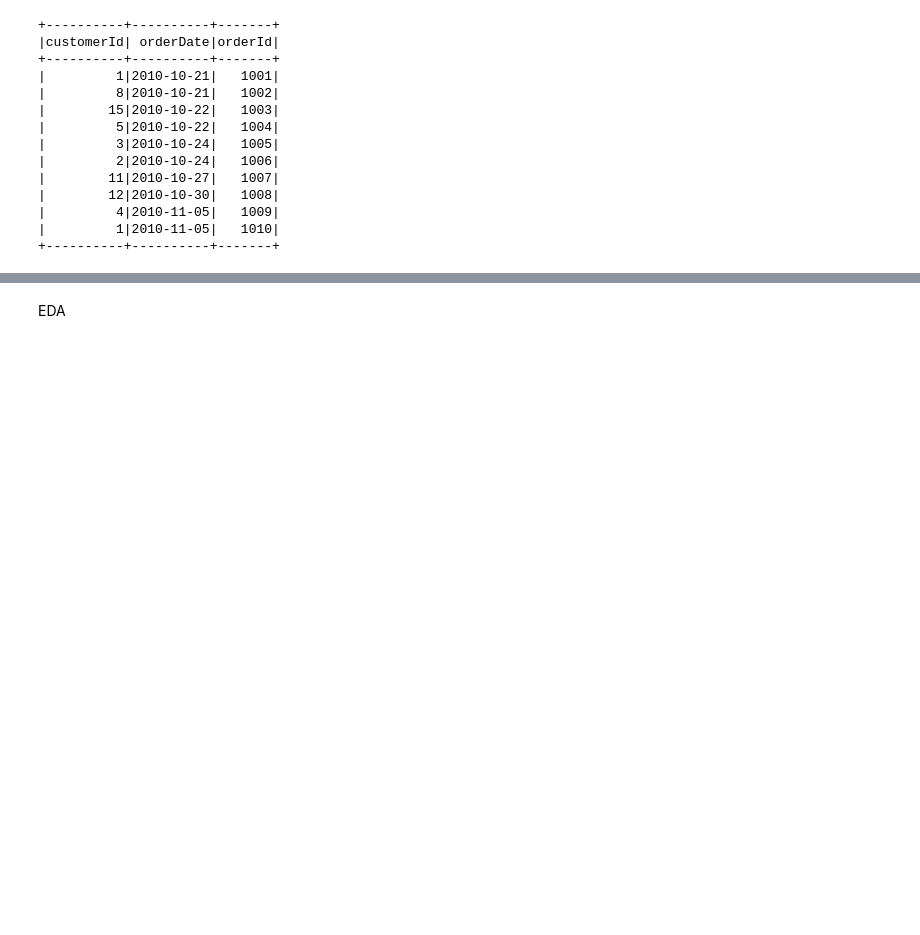
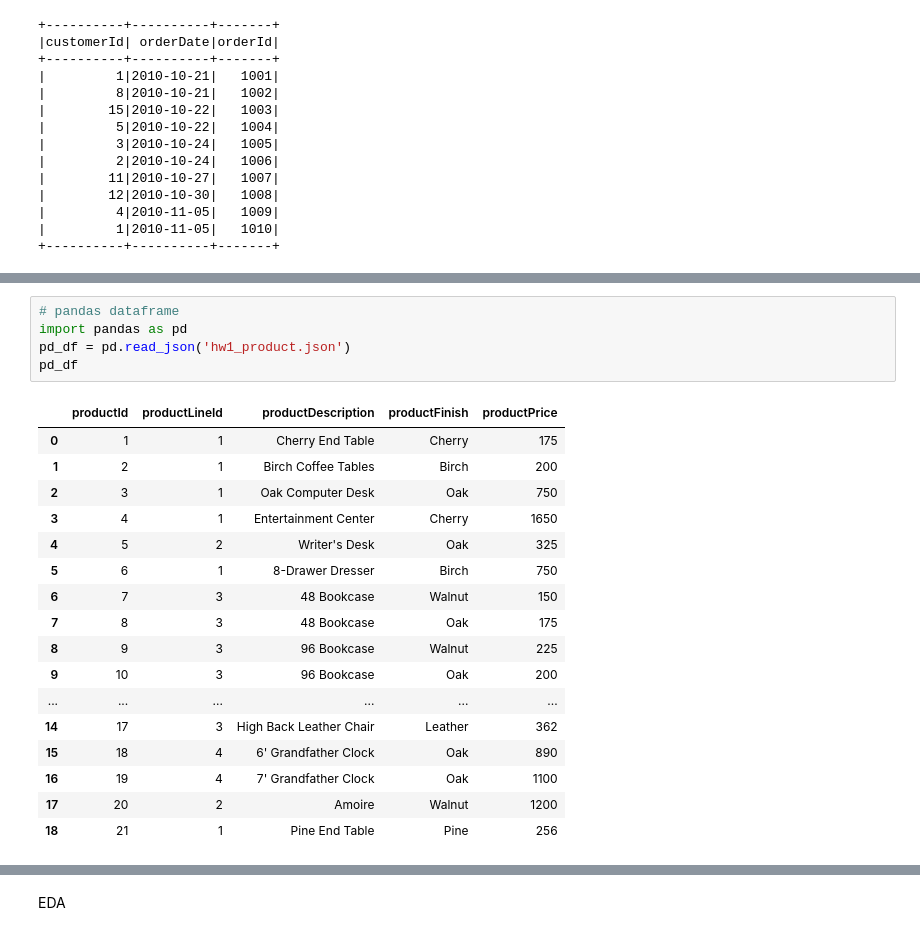
Before and after one commit to Ch256981/IMLP347, a Jupyter notebook: HW1_Ko_I_Hung.ipynb, the cells around one changed output, grey strips where cells are left out. Drawn from its saved outputs; the diff is of its cells as text; blank space fills up the shorter version.

```diff
--- a/HW1_Ko_I_Hung.ipynb
+++ b/HW1_Ko_I_Hung.ipynb
@@ -150,0 +244,23 @@ sp_df.show()
+# %%
+# pandas dataframe
+import pandas as pd
+pd_df = pd.read_json('hw1_product.json')
+pd_df
+# %% [output]
+|  | productId | productLineId | productDescription | productFinish | productPrice |
+| 0 | 1 | 1 | Cherry End Table | Cherry | 175 |
+| 1 | 2 | 1 | Birch Coffee Tables | Birch | 200 |
+| 2 | 3 | 1 | Oak Computer Desk | Oak | 750 |
+| 3 | 4 | 1 | Entertainment Center | Cherry | 1650 |
+| 4 | 5 | 2 | Writer's Desk | Oak | 325 |
+| 5 | 6 | 1 | 8-Drawer Dresser | Birch | 750 |
+| 6 | 7 | 3 | 48 Bookcase | Walnut | 150 |
+| 7 | 8 | 3 | 48 Bookcase | Oak | 175 |
+| 8 | 9 | 3 | 96 Bookcase | Walnut | 225 |
+| 9 | 10 | 3 | 96 Bookcase | Oak | 200 |
+| ... | ... | ... | ... | ... | ... |
+| 14 | 17 | 3 | High Back Leather Chair | Leather | 362 |
+| 15 | 18 | 4 | 6' Grandfather Clock | Oak | 890 |
+| 16 | 19 | 4 | 7' Grandfather Clock | Oak | 1100 |
+| 17 | 20 | 2 | Amoire | Walnut | 1200 |
+| 18 | 21 | 1 | Pine End Table | Pine | 256 |
```
Also changed, not shown: parts of 22 cells of this notebook.
